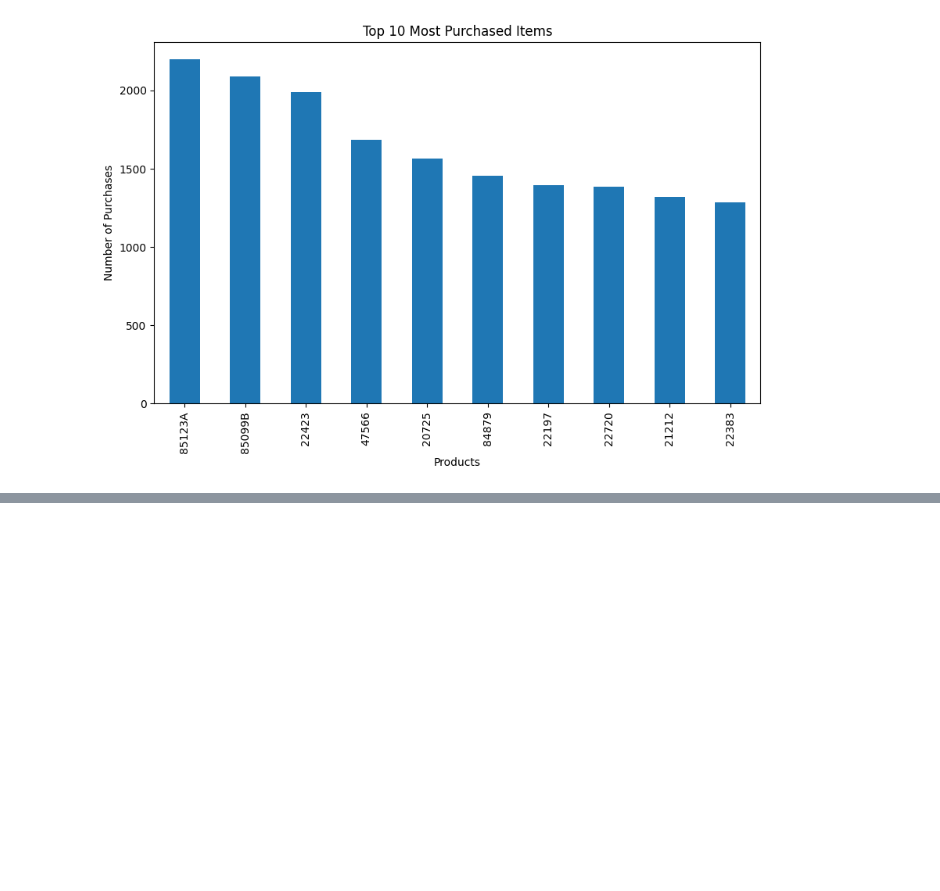
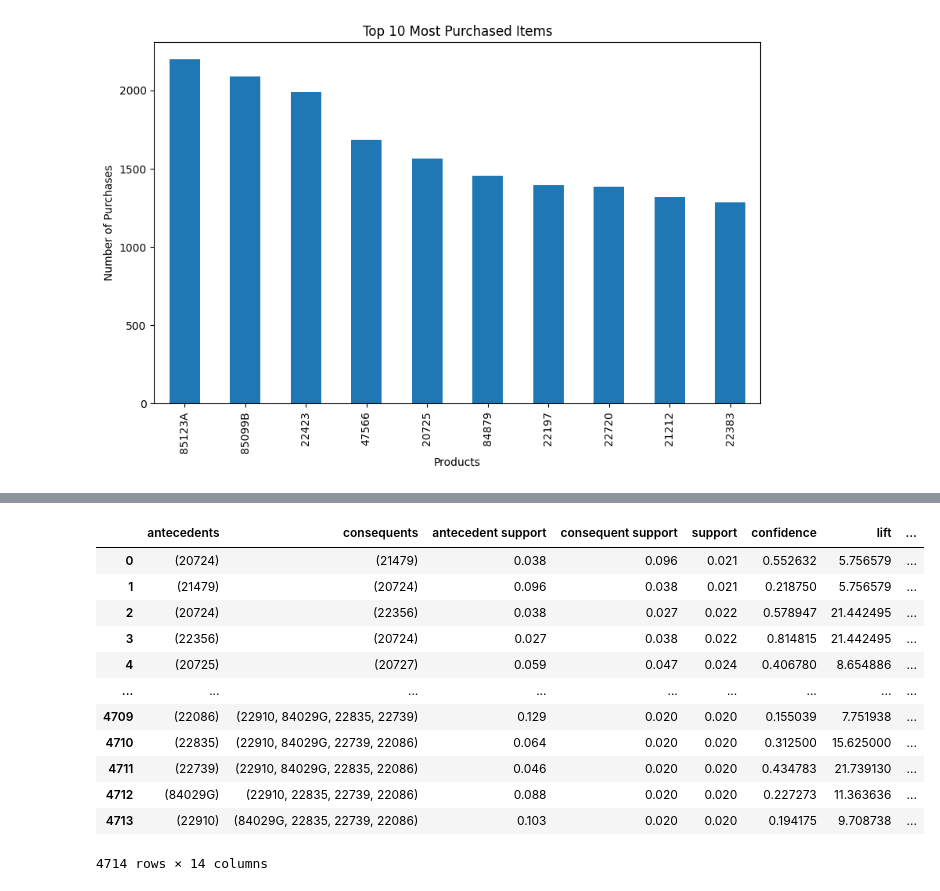
Before and after one commit to codebasics/project-da-online-retail-pandas, a Jupyter notebook: online_retail_analysis.ipynb, the cells around one changed output, grey strips where cells are left out. Cells and saved outputs as stored; diff of their text form; code cells hidden in the pictures; blank space fills up the shorter version.

```diff
--- a/online_retail_analysis.ipynb
+++ b/online_retail_analysis.ipynb
@@ -402,0 +441,18 @@ plt.show()
+# %%
+# Generate association rules
+rules = association_rules(frequent_itemsets, metric="lift", min_threshold=1.0, num_itemsets=3)
+rules
+# %% [output]
+|  | antecedents | consequents | antecedent support | consequent support | support | confidence | lift | ... |
+| 0 | (20724) | (21479) | 0.038 | 0.096 | 0.021 | 0.552632 | 5.756579 | ... |
+| 1 | (21479) | (20724) | 0.096 | 0.038 | 0.021 | 0.218750 | 5.756579 | ... |
+| 2 | (20724) | (22356) | 0.038 | 0.027 | 0.022 | 0.578947 | 21.442495 | ... |
+| 3 | (22356) | (20724) | 0.027 | 0.038 | 0.022 | 0.814815 | 21.442495 | ... |
+| 4 | (20725) | (20727) | 0.059 | 0.047 | 0.024 | 0.406780 | 8.654886 | ... |
+| ... | ... | ... | ... | ... | ... | ... | ... | ... |
+| 4709 | (22086) | (22910, 84029G, 22835, 22739) | 0.129 | 0.020 | 0.020 | 0.155039 | 7.751938 | ... |
+| 4710 | (22835) | (22910, 84029G, 22739, 22086) | 0.064 | 0.020 | 0.020 | 0.312500 | 15.625000 | ... |
+| 4711 | (22739) | (22910, 84029G, 22835, 22086) | 0.046 | 0.020 | 0.020 | 0.434783 | 21.739130 | ... |
+| 4712 | (84029G) | (22910, 22835, 22739, 22086) | 0.088 | 0.020 | 0.020 | 0.227273 | 11.363636 | ... |
+| 4713 | (22910) | (84029G, 22835, 22739, 22086) | 0.103 | 0.020 | 0.020 | 0.194175 | 9.708738 | ... |
+4714 rows × 14 columns
```
Also changed, not shown: parts of 7 cells of this notebook.
